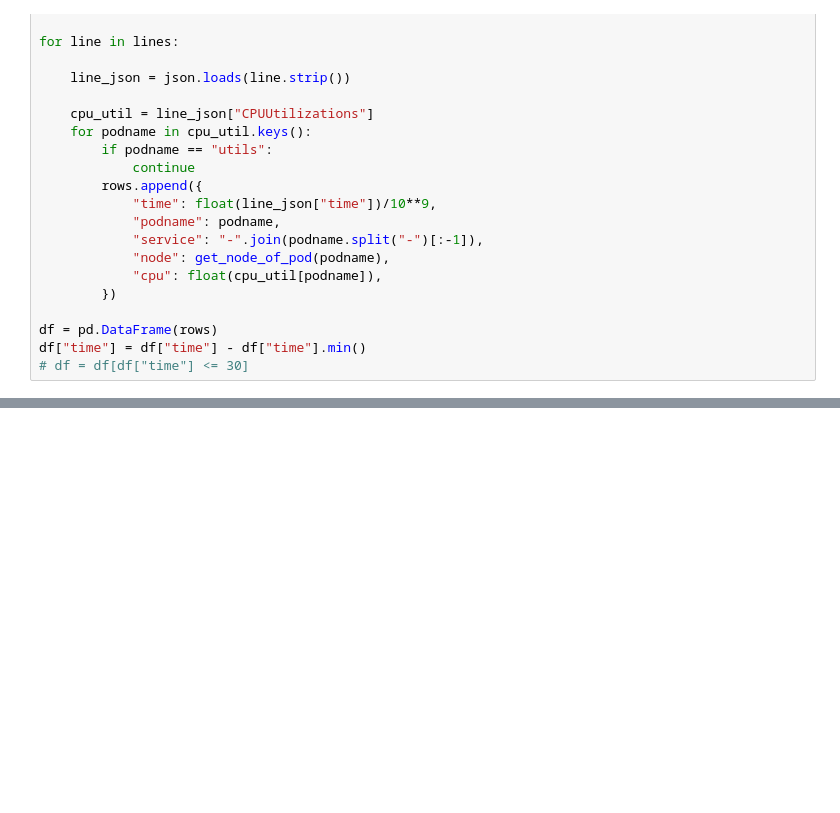
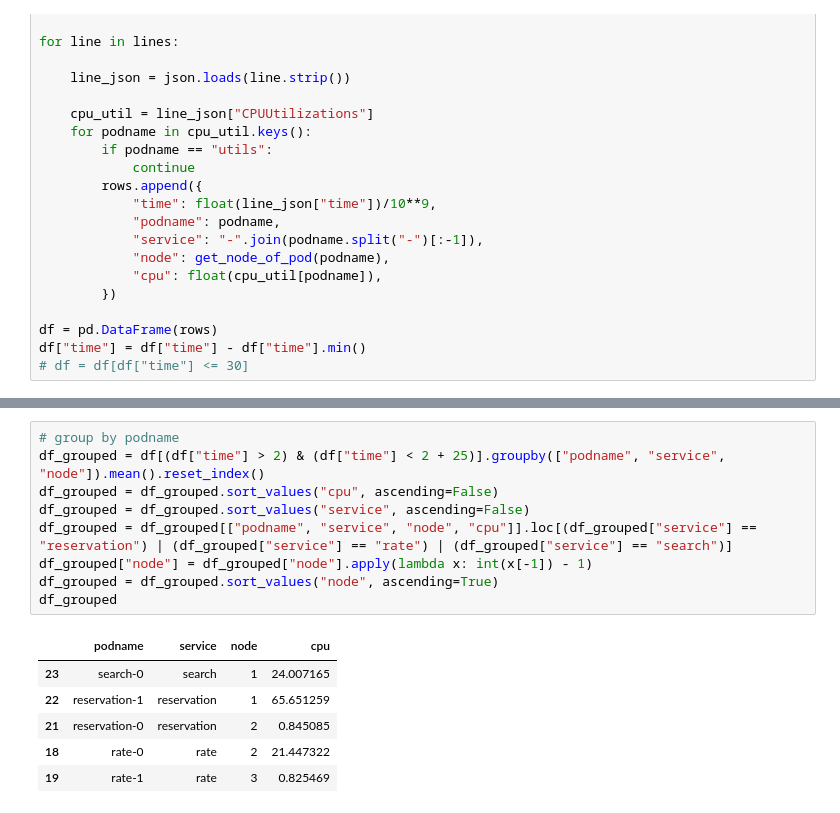
Before and after one commit to ServiceLayerNetworking/multiparty-lb, a Jupyter notebook: logs/parse.ipynb, the cells around one changed output, grey strips where cells are left out. Cells and saved outputs as stored; diff of their text form; blank space fills up the shorter version.

```diff
--- a/logs/parse.ipynb
+++ b/logs/parse.ipynb
@@ -60,2 +60,18 @@ ax.get_legend().remove()
+# %%
+# group by podname
+df_grouped = df[(df["time"] > 2) & (df["time"] < 2 + 25)].groupby(["podname", "service", "node"]).mean().reset_index()
+df_grouped = df_grouped.sort_values("cpu", ascending=False)
+df_grouped = df_grouped.sort_values("service", ascending=False)
+df_grouped = df_grouped[["podname", "service", "node", "cpu"]].loc[(df_grouped["service"] == "reservation") | (df_grouped["service"] == "rate") | (df_grouped["service"] == "search")]
+df_grouped["node"] = df_grouped["node"].apply(lambda x: int(x[-1]) - 1)
+df_grouped = df_grouped.sort_values("node", ascending=True)
+df_grouped
+# %% [output]
+|  | podname | service | node | cpu |
+| 23 | search-0 | search | 1 | 24.007165 |
+| 22 | reservation-1 | reservation | 1 | 65.651259 |
+| 21 | reservation-0 | reservation | 2 | 0.845085 |
+| 18 | rate-0 | rate | 2 | 21.447322 |
+| 19 | rate-1 | rate | 3 | 0.825469 |
 # %%
 # group by podname
```
Also changed, not shown: parts of 7 cells of this notebook, 43 other files.
